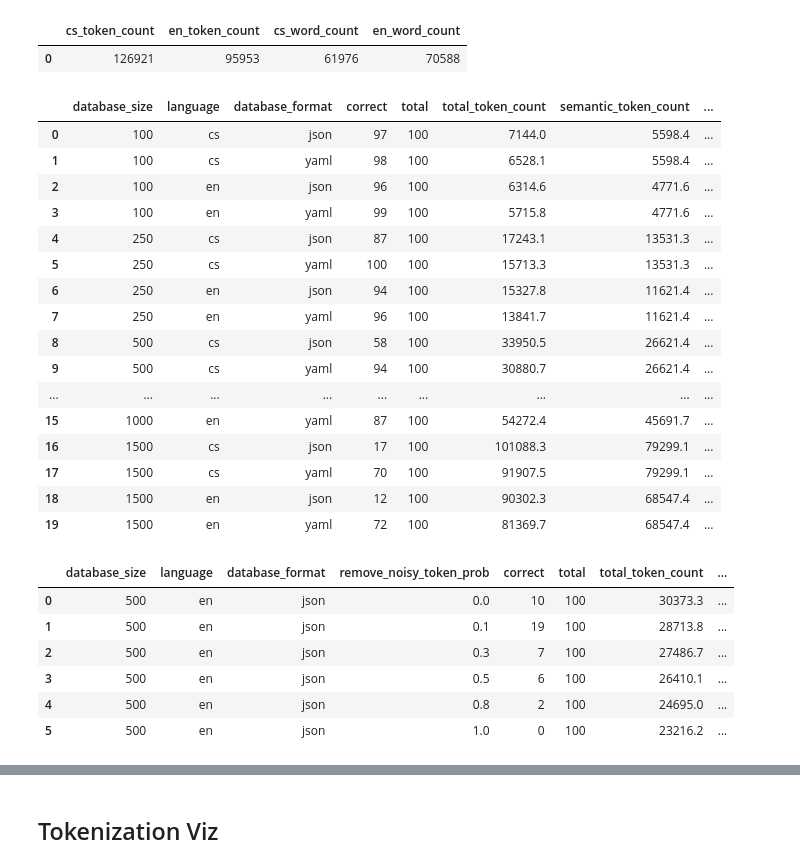
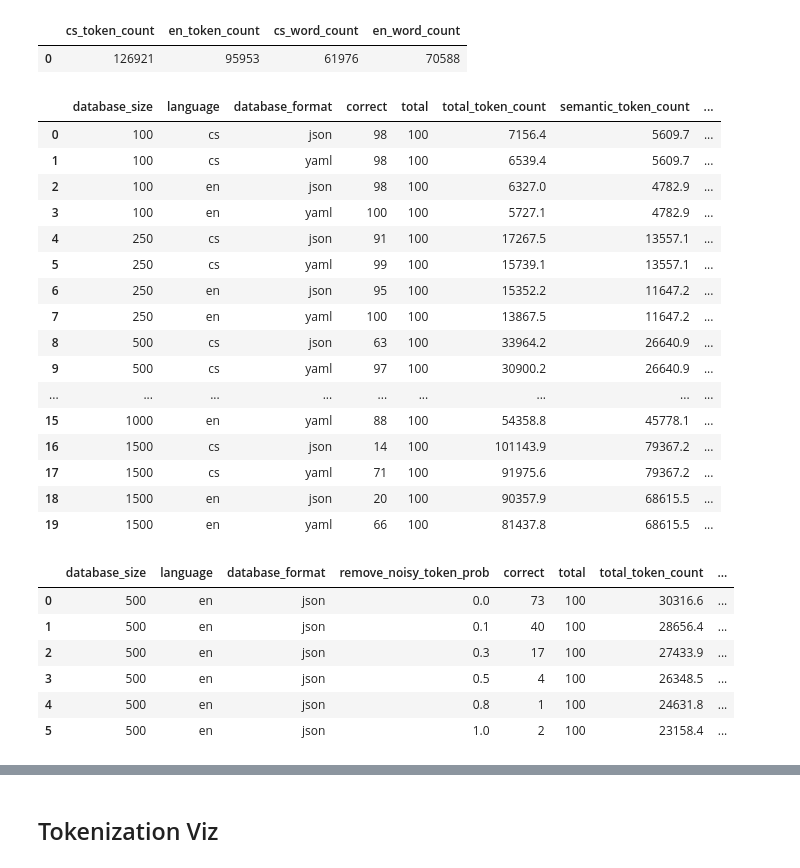
Before and after one commit to jancervenka/notebooks, a Jupyter notebook: context_length_retrieval.ipynb, the cells around one changed output, grey strips where cells are left out. Saved outputs shown, nothing was run; the diff lists cells and outputs as text; code cells hidden in the pictures.

```diff
--- a/context_length_retrieval.ipynb
+++ b/context_length_retrieval.ipynb
@@ -33,7 +33,7 @@ eval_data = pd.read_csv(
 )
 eval_data["uuid"] = [str(uuid.uuid4()) for _ in range(len(eval_data))]
 
-model = "gpt-4.1-nano"
+model = "gpt-4o-mini"
 # tokenizer = tiktoken.encoding_for_model(model)
 tokenizer = tiktoken.get_encoding("o200k_base")
 client = from_openai(OpenAI())
@@ -336,25 +336,25 @@ def agg_results(results: list[dict] = None):
     agg["accuracy"] = agg["correct"] / agg["total"]
     return agg.reset_index()
 # %%
-agg_results()
+agg_results(results)
 # %% [output]
 |  | database_size | language | database_format | correct | total | total_token_count | semantic_token_count | ... |
-| 0 | 100 | cs | json | 97 | 100 | 7144.0 | 5598.4 | ... |
-| 1 | 100 | cs | yaml | 98 | 100 | 6528.1 | 5598.4 | ... |
-| 2 | 100 | en | json | 96 | 100 | 6314.6 | 4771.6 | ... |
-| 3 | 100 | en | yaml | 99 | 100 | 5715.8 | 4771.6 | ... |
-| 4 | 250 | cs | json | 87 | 100 | 17243.1 | 13531.3 | ... |
-| 5 | 250 | cs | yaml | 100 | 100 | 15713.3 | 13531.3 | ... |
-| 6 | 250 | en | json | 94 | 100 | 15327.8 | 11621.4 | ... |
-| 7 | 250 | en | yaml | 96 | 100 | 13841.7 | 11621.4 | ... |
-| 8 | 500 | cs | json | 58 | 100 | 33950.5 | 26621.4 | ... |
-| 9 | 500 | cs | yaml | 94 | 100 | 30880.7 | 26621.4 | ... |
+| 0 | 100 | cs | json | 98 | 100 | 7156.4 | 5609.7 | ... |
+| 1 | 100 | cs | yaml | 98 | 100 | 6539.4 | 5609.7 | ... |
+| 2 | 100 | en | json | 98 | 100 | 6327.0 | 4782.9 | ... |
+| 3 | 100 | en | yaml | 100 | 100 | 5727.1 | 4782.9 | ... |
+| 4 | 250 | cs | json | 91 | 100 | 17267.5 | 13557.1 | ... |
+| 5 | 250 | cs | yaml | 99 | 100 | 15739.1 | 13557.1 | ... |
+| 6 | 250 | en | json | 95 | 100 | 15352.2 | 11647.2 | ... |
+| 7 | 250 | en | yaml | 100 | 100 | 13867.5 | 11647.2 | ... |
+| 8 | 500 | cs | json | 63 | 100 | 33964.2 | 26640.9 | ... |
+| 9 | 500 | cs | yaml | 97 | 100 | 30900.2 | 26640.9 | ... |
 | ... | ... | ... | ... | ... | ... | ... | ... | ... |
-| 15 | 1000 | en | yaml | 87 | 100 | 54272.4 | 45691.7 | ... |
-| 16 | 1500 | cs | json | 17 | 100 | 101088.3 | 79299.1 | ... |
-| 17 | 1500 | cs | yaml | 70 | 100 | 91907.5 | 79299.1 | ... |
-| 18 | 1500 | en | json | 12 | 100 | 90302.3 | 68547.4 | ... |
-| 19 | 1500 | en | yaml | 72 | 100 | 81369.7 | 68547.4 | ... |
+| 15 | 1000 | en | yaml | 88 | 100 | 54358.8 | 45778.1 | ... |
+| 16 | 1500 | cs | json | 14 | 100 | 101143.9 | 79367.2 | ... |
+| 17 | 1500 | cs | yaml | 71 | 100 | 91975.6 | 79367.2 | ... |
+| 18 | 1500 | en | json | 20 | 100 | 90357.9 | 68615.5 | ... |
+| 19 | 1500 | en | yaml | 66 | 100 | 81437.8 | 68615.5 | ... |
 # %%
 eval_samples_500 = list(filter(lambda e: len(e["database"]) == 500, eval_samples))
 
@@ -398,12 +398,12 @@ with ThreadPool(n_threads) as pool:
 agg_results(results_noisy_token_removal)
 # %% [output]
 |  | database_size | language | database_format | remove_noisy_token_prob | correct | total | total_token_count | ... |
-| 0 | 500 | en | json | 0.0 | 10 | 100 | 30373.3 | ... |
-| 1 | 500 | en | json | 0.1 | 19 | 100 | 28713.8 | ... |
-| 2 | 500 | en | json | 0.3 | 7 | 100 | 27486.7 | ... |
-| 3 | 500 | en | json | 0.5 | 6 | 100 | 26410.1 | ... |
-| 4 | 500 | en | json | 0.8 | 2 | 100 | 24695.0 | ... |
-| 5 | 500 | en | json | 1.0 | 0 | 100 | 23216.2 | ... |
+| 0 | 500 | en | json | 0.0 | 73 | 100 | 30316.6 | ... |
+| 1 | 500 | en | json | 0.1 | 40 | 100 | 28656.4 | ... |
+| 2 | 500 | en | json | 0.3 | 17 | 100 | 27433.9 | ... |
+| 3 | 500 | en | json | 0.5 | 4 | 100 | 26348.5 | ... |
+| 4 | 500 | en | json | 0.8 | 1 | 100 | 24631.8 | ... |
+| 5 | 500 | en | json | 1.0 | 2 | 100 | 23158.4 | ... |
 # %%
 eval_samples_500 = list(filter(lambda e: len(e["database"]) == 100, eval_samples))
 
```
Also changed, not shown: parts of 6 cells of this notebook.
